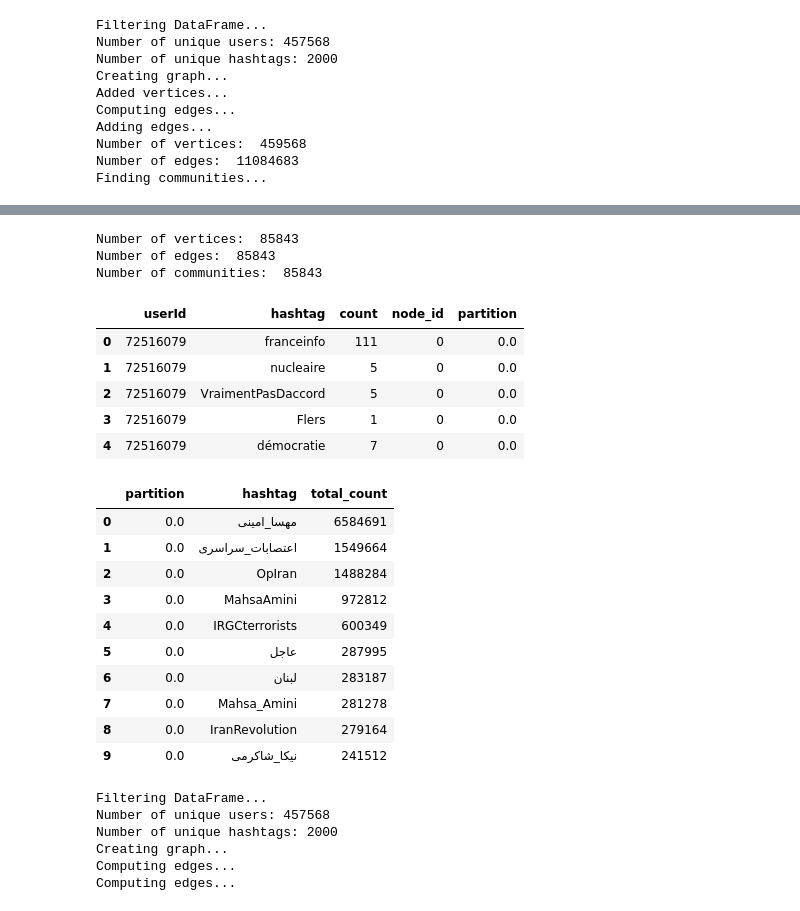
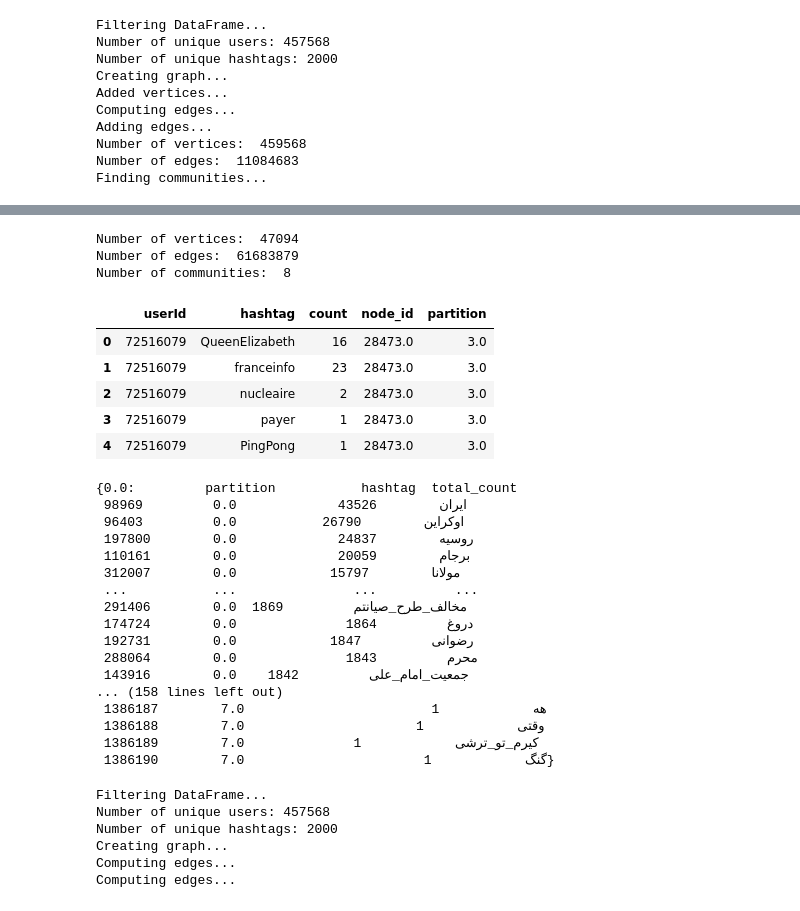
Before and after one commit to oalee/twitterds, a Jupyter notebook: twitter/analysis/hashtag/hashtag_communities.ipynb, the cells around one changed output, grey strips where cells are left out. Cells and saved outputs as stored; diff of their text form; code cells hidden in the pictures.

```diff
--- a/twitter/analysis/hashtag/hashtag_communities.ipynb
+++ b/twitter/analysis/hashtag/hashtag_communities.ipynb
@@ -134,8 +132,10 @@ df.head()
 # %%
-# map node ids to start from 0
-# node mapping is for both node_1 and node_2
+df.rename(columns={"hashtag": "weight"}, inplace=True)
+df = df[df["weight"] > 1]
 
 all_nodes = set(df['source'].unique()).union(set(df['target'].unique()))
 
 node_mapping = {node: i for i, node in enumerate(all_nodes)}
 node_reverse_mapping = {i: node for i, node in enumerate(all_nodes)}
+
+df.head()
@@ -162,41 +180,39 @@ print("Number of edges: ", len(g.es))
 # get the partition using the Leiden algorithm
 import leidenalg as la
 
-partition = la.find_partition(g, la.ModularityVertexPartition, weights="weight")
+partition = la.find_partition(g, la.ModularityVertexPartition, weights= g.es['weight'])
 
 print("Number of communities: ", len(partition))
 
 # add the partition to the graph
 g.vs["partition"] = partition.membership
 # %% [output]
-Number of vertices:  85843
-Number of edges:  85843
-Number of communities:  85843
+Number of vertices:  47094
+Number of edges:  61683879
+Number of communities:  8
 # %%
 
 path = os.path.join(env["plots"], "analysis", f"user_hashtag_{period}.parquet")
 
-df = pd.read_parquet(path)
-
-user_mapping = {user: i for i, user in enumerate(df["userId"].unique())}
+df_hashtags = pd.read_parquet(path)
 
 
 # now add node id to user_hashtag dataframe
-df["node_id"] = df["userId"].map(user_mapping)
+df_hashtags["node_id"] = df_hashtags["userId"].map(node_mapping)
 
 # add partition to user_hashtag dataframe
-df["partition"] = df["node_id"].map(lambda x: g.vs[x]["partition"] if x < len(g.vs) else None)
+df_hashtags["partition"] = df_hashtags["node_id"].map(lambda x: g.vs[int(x)]["partition"] if x < len(g.vs) else None)
 
 # drop none partitions
-df = df.dropna(subset=["partition"])
+df_hashtags = df_hashtags.dropna(subset=["partition"])
+
+df_hashtags.head()
+# %% [output]
+|  | userId | hashtag | count | node_id | partition |
+| 0 | 72516079 | QueenElizabeth | 16 | 28473.0 | 3.0 |
+| 1 | 72516079 | franceinfo | 23 | 28473.0 | 3.0 |
+| 2 | 72516079 | nucleaire | 2 | 28473.0 | 3.0 |
+| 3 | 72516079 | payer | 1 | 28473.0 | 3.0 |
+| 4 | 72516079 | PingPong | 1 | 28473.0 | 3.0 |
-# %%
-df.head()
-# %% [output]
-|  | userId | hashtag | count | node_id | partition |
-| 0 | 72516079 | franceinfo | 111 | 0 | 0.0 |
-| 1 | 72516079 | nucleaire | 5 | 0 | 0.0 |
-| 2 | 72516079 | VraimentPasDaccord | 5 | 0 | 0.0 |
-| 3 | 72516079 | Flers | 1 | 0 | 0.0 |
-| 4 | 72516079 | démocratie | 7 | 0 | 0.0 |
 # %%
 # Group by 'partition' and 'hashtag', sum the 'count' for each group, and reset the index
@@ -218,17 +232,23 @@ df_top200_hashtags.reset_index(drop=True, inplace=True)
 # %%
-df_top200_hashtags.head(10)
+df_top200_hashtags
 # %% [output]
-|  | partition | hashtag | total_count |
-| 0 | 0.0 | مهسا_امینی | 6584691 |
-| 1 | 0.0 | اعتصابات_سراسری | 1549664 |
-| 2 | 0.0 | OpIran | 1488284 |
-| 3 | 0.0 | MahsaAmini | 972812 |
-| 4 | 0.0 | IRGCterrorists | 600349 |
-| 5 | 0.0 | عاجل | 287995 |
-| 6 | 0.0 | لبنان | 283187 |
-| 7 | 0.0 | Mahsa_Amini | 281278 |
-| 8 | 0.0 | IranRevolution | 279164 |
-| 9 | 0.0 | نیکا_شاکرمی | 241512 |
+{0.0:         partition           hashtag  total_count
+ 98969         0.0             ایران        43526
+ 96403         0.0           اوکراین        26790
+ 197800        0.0             روسیه        24837
+ 110161        0.0             برجام        20059
+ 312007        0.0            مولانا        15797
+ ...           ...               ...          ...
+ 291406        0.0  مخالف_طرح_صیانتم         1869
+ 174724        0.0              دروغ         1864
+ 192731        0.0            رضوانی         1847
+ 288064        0.0              محرم         1843
+ 143916        0.0    جمعیت_امام_علی         1842
+... (158 lines left out)
+ 1386187        7.0                        هه            1
+ 1386188        7.0                      وقتی            1
+ 1386189        7.0              کیرم_تو_ترشی            1
+ 1386190        7.0                       گنگ            1}
 # %%
 # %% [output]
 Filtering DataFrame...
```
Also changed, not shown: parts of 9 cells of this notebook, 2 other files.
